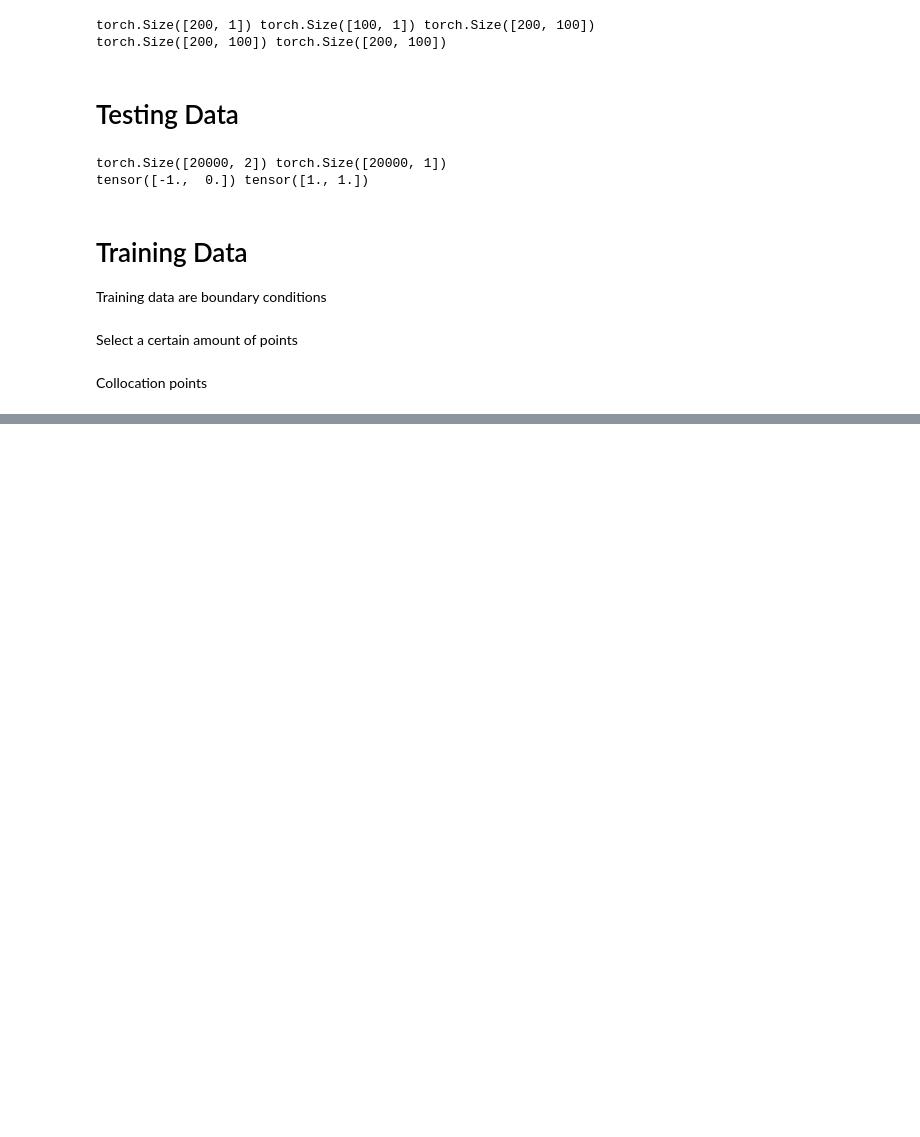
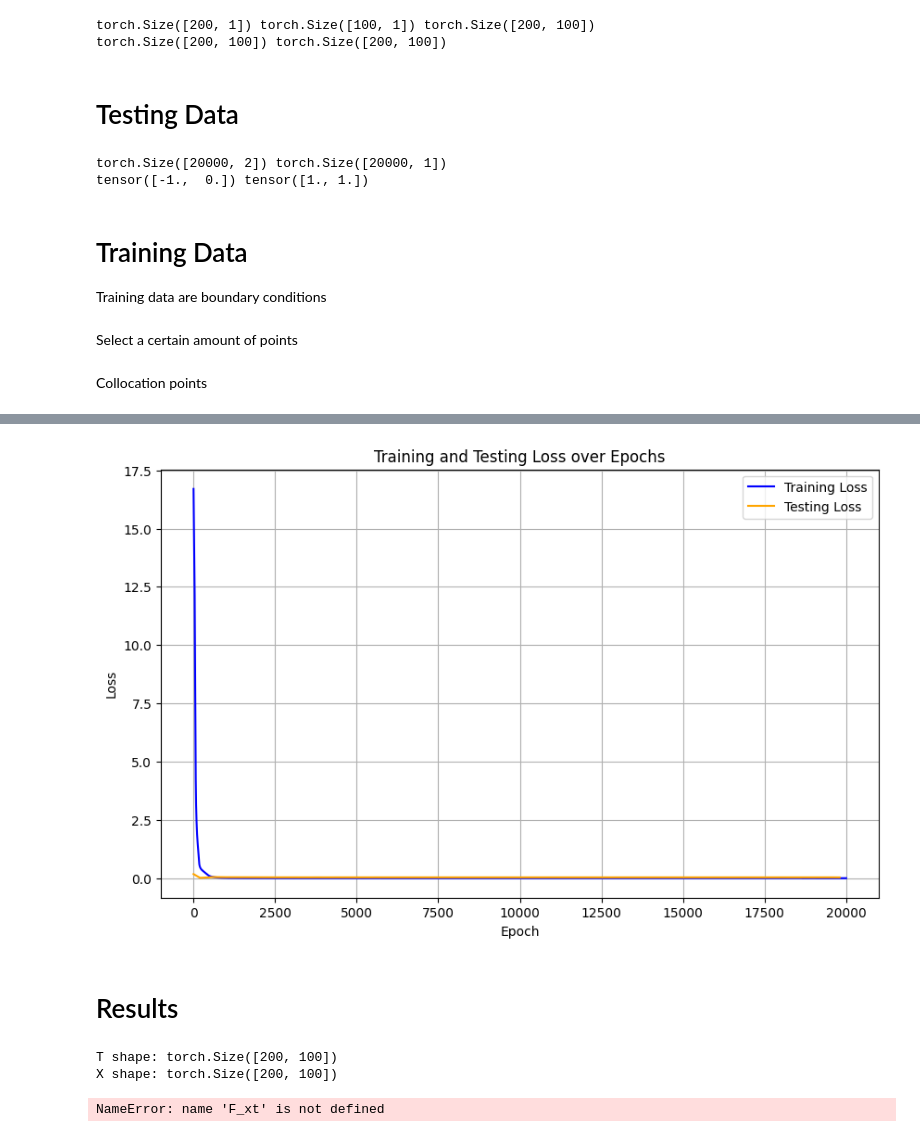
Before and after one commit to catalinapesquet/everything-training, a Jupyter notebook: PINNS_DiffusionEquation.ipynb, the cells around one changed output, grey strips where cells are left out. Drawn from its saved outputs; the diff is of its cells as text; code cells hidden in the pictures; blank space fills up the shorter version.

```diff
--- a/PINNS_DiffusionEquation.ipynb
+++ b/PINNS_DiffusionEquation.ipynb
@@ -263,7 +265,7 @@ Y_train_Nu = y_train[idx,:]
 # %% [markdown]
 Collocation points
 # %%
-Nf = 1000
+Nf = 10000
 X_train_Nf = lb + (ub-lb)*lhs(2,Nf)
 X_train_Nf = torch.vstack((X_train_Nf, X_train_Nu))
 # %%
@@ -332,0 +351,4 @@ class FCN(nn.Module):
+# %%
+PINN = FCN(layers)
+PINN.to(device)
+print(PINN)
@@ -332,0 +374,26 @@ class FCN(nn.Module):
+# %%
+optimizer = torch.optim.Adam(PINN.parameters(), lr=lr, amsgrad=False)
+# %%
+# Initialiser des listes pour les losses
+training_losses = []
+testing_losses = []
+epochs_to_plot = []
+
+# Training loop
+for epoch in range(epochs):
+    # Compute training loss
+    loss = PINN.loss(X_train_Nu, Y_train_Nu, X_train_Nf)
+    optimizer.zero_grad()
+    loss.backward()
+    optimizer.step()
+
+    # Stocker la loss d'entraînement
+    training_losses.append(loss.item())
+
+    # Compute and store testing loss every 200 epochs
+    if epoch % 200 == 0:
+        with torch.no_grad():
+            test_loss = PINN.lossBC(X_test, Y_test)
+        testing_losses.append(test_loss.item())
+        epochs_to_plot.append(epoch)
+        print(f'Epoch {epoch}: Training Loss = {loss.item()} / Testing Loss = {test_loss.item()}')
@@ -332,0 +418,17 @@ class FCN(nn.Module):
+# %%
+import matplotlib.pyplot as plt
+
+# Tracer les courbes
+plt.figure(figsize=(10, 6))
+plt.plot(range(epochs), training_losses, label='Training Loss', color='blue')
+plt.plot(epochs_to_plot, testing_losses, label='Testing Loss', color='orange')
+plt.xlabel('Epoch')
+plt.ylabel('Loss')
+plt.title('Training and Testing Loss over Epochs')
+plt.legend()
+plt.grid(True)
+plt.show()
+# %% [output]
+[figure, added]
+# %% [markdown]
+# Results
@@ -332,0 +444,8 @@ class FCN(nn.Module):
+# %%
+print("T shape:", T.shape)
+print("X shape:", X.shape)
+print("F_xt shape:", F_xt.shape)
+# %% [output]
+T shape: torch.Size([200, 100])
+X shape: torch.Size([200, 100])
+NameError: name 'F_xt' is not defined
```
Also changed, not shown: parts of 24 cells of this notebook.
